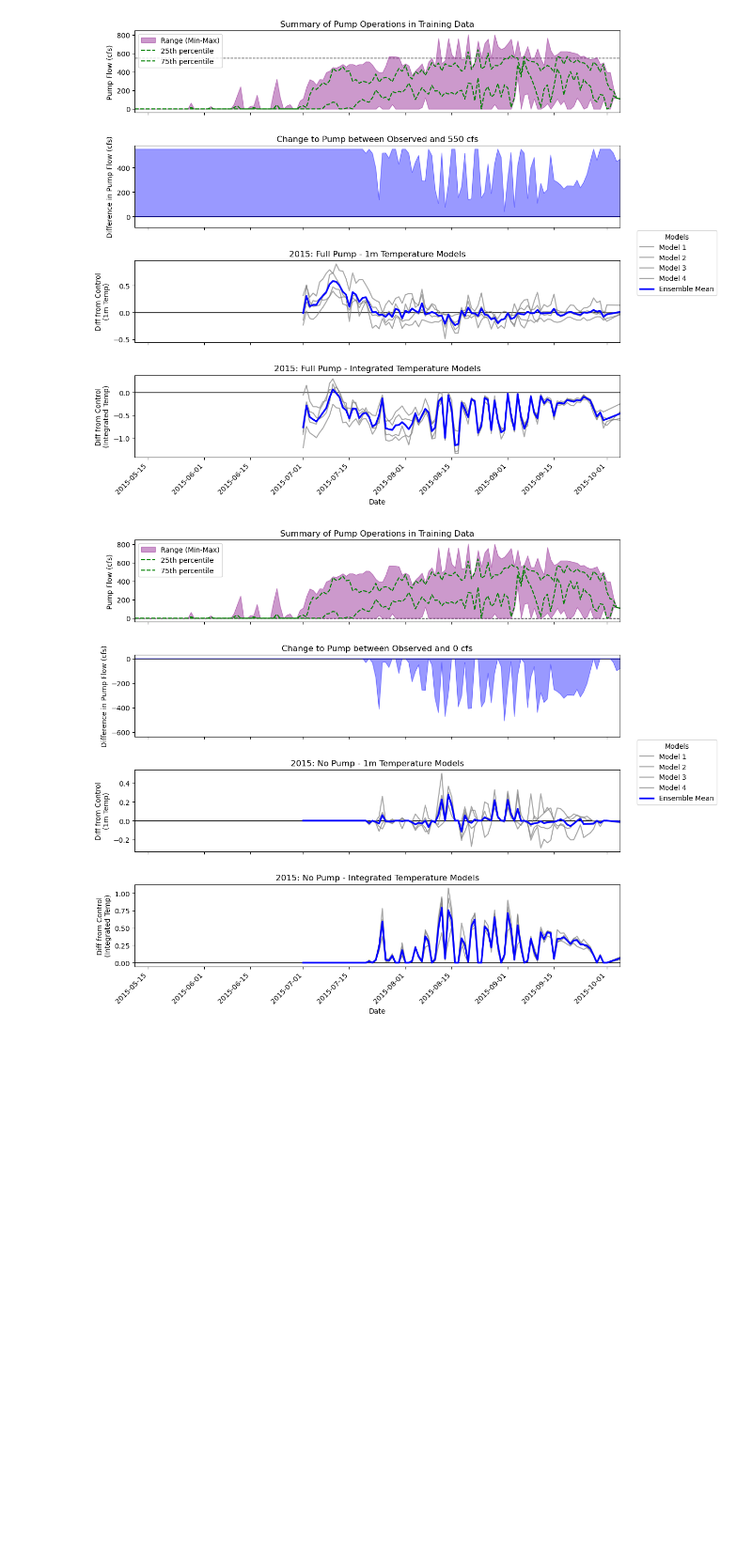
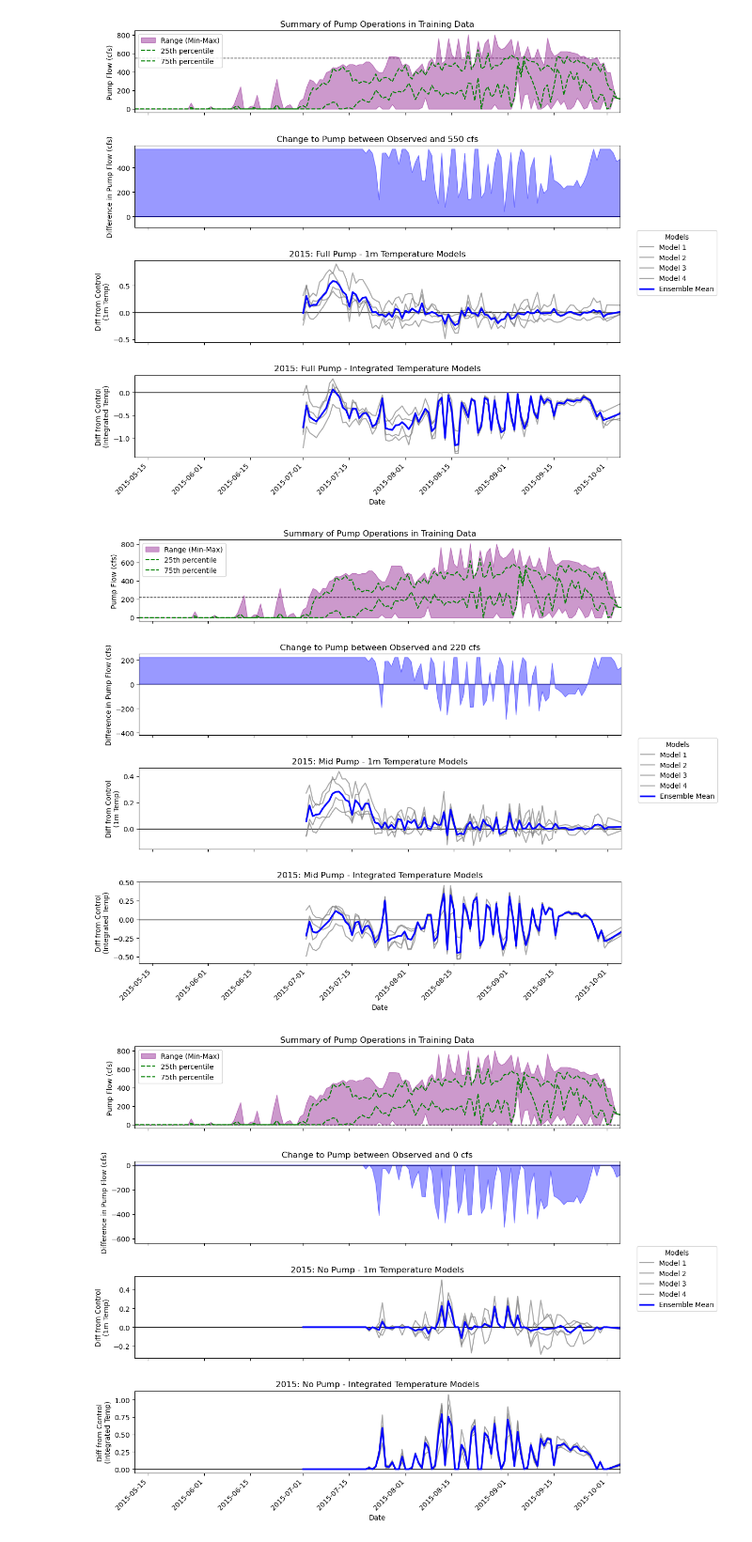
Before and after one commit to steeleb/TLS_DSS, a Jupyter notebook: model_submodule/model_dev/tiny_model/_tiny_test_implementation.ipynb, the cells around one changed output. Shown at 94% size. Saved outputs shown, nothing was run; the diff lists cells and outputs as text; code cells hidden in the pictures; blank space fills up the shorter version.

```diff
--- a/model_submodule/model_dev/tiny_model/_tiny_test_implementation.ipynb
+++ b/model_submodule/model_dev/tiny_model/_tiny_test_implementation.ipynb
@@ -486,7 +496,7 @@ plt.show()
 [figure]
 # %%
 def plot_pump_summary(year, operation, operation_value,
-                      full_on_pump_diff, turn_off_pump_diff, all_data, summary_data):
+                      full_on_pump_diff, mid_pump_diff, turn_off_pump_diff, all_data, summary_data):
     """
     Plot 4-row summary for given year and operation.
 
@@ -494,14 +504,17 @@ def plot_pump_summary(year, operation, operation_value,
     - year: int, e.g. 2015
     - operation: str, "full pump" or "no pump"
     - operation_value: int, cfs in pumping regime
-    - full_on_pump_diff: DataFrame with full pump diff data
-    - turn_off_pump_diff: DataFrame with no pump diff data
+    - full_on_pump_diff: DataFrame with full pump differenced data
+    - mid_pump_diff: DataFrame with mid (220) pump differenced data
+    - turn_off_pump_diff: DataFrame with no pump differenced data
     - all_data: DataFrame with 'pump_cfs' data including dates
     - summary_data: DataFrame with summary stats (min_pump, max_pump, q25, q75) and 'date'
     """
     # Select the right prediction dataframe based on operation
     if operation.lower() == "full pump":
         selected_data = full_on_pump_diff.copy()
+    elif operation.lower() == "mid pump":
+        selected_data = mid_pump_diff.copy()
     elif operation.lower() == "no pump":
         selected_data = turn_off_pump_diff.copy()
     else:
@@ -605,3 +618,7 @@ plot_pump_summary(2015, "full pump", 550, full_on_pump_diff, turn_off_pump_diff,
 # %% [output]
 [figure]
+# %%
+plot_pump_summary(2015, "mid pump", 220, full_on_pump_diff, mid_pump_diff, turn_off_pump_diff, all_data, summary_2015)
+# %% [output]
+[figure, added]
 # %%
```
Also changed, not shown: parts of 21 cells of this notebook.
